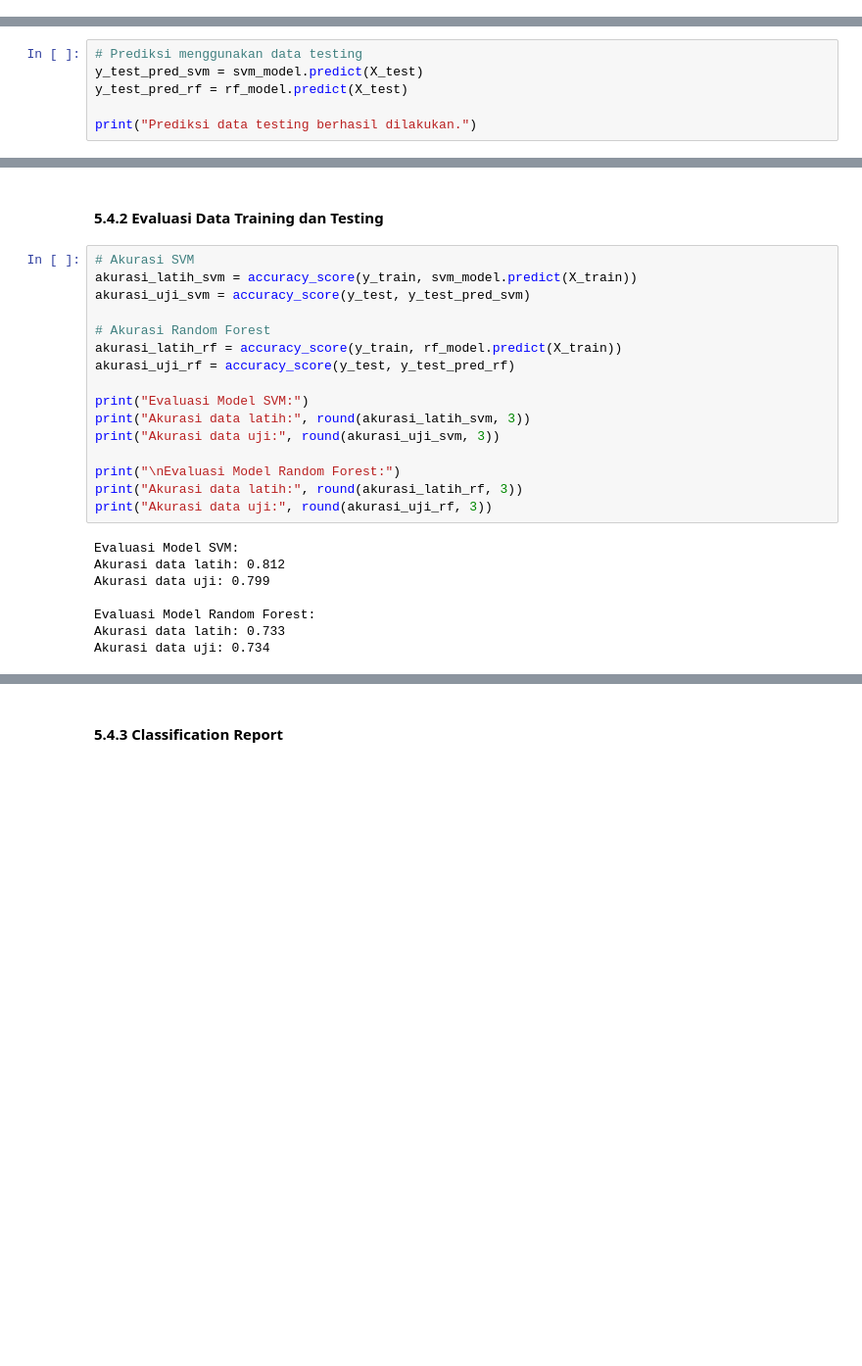
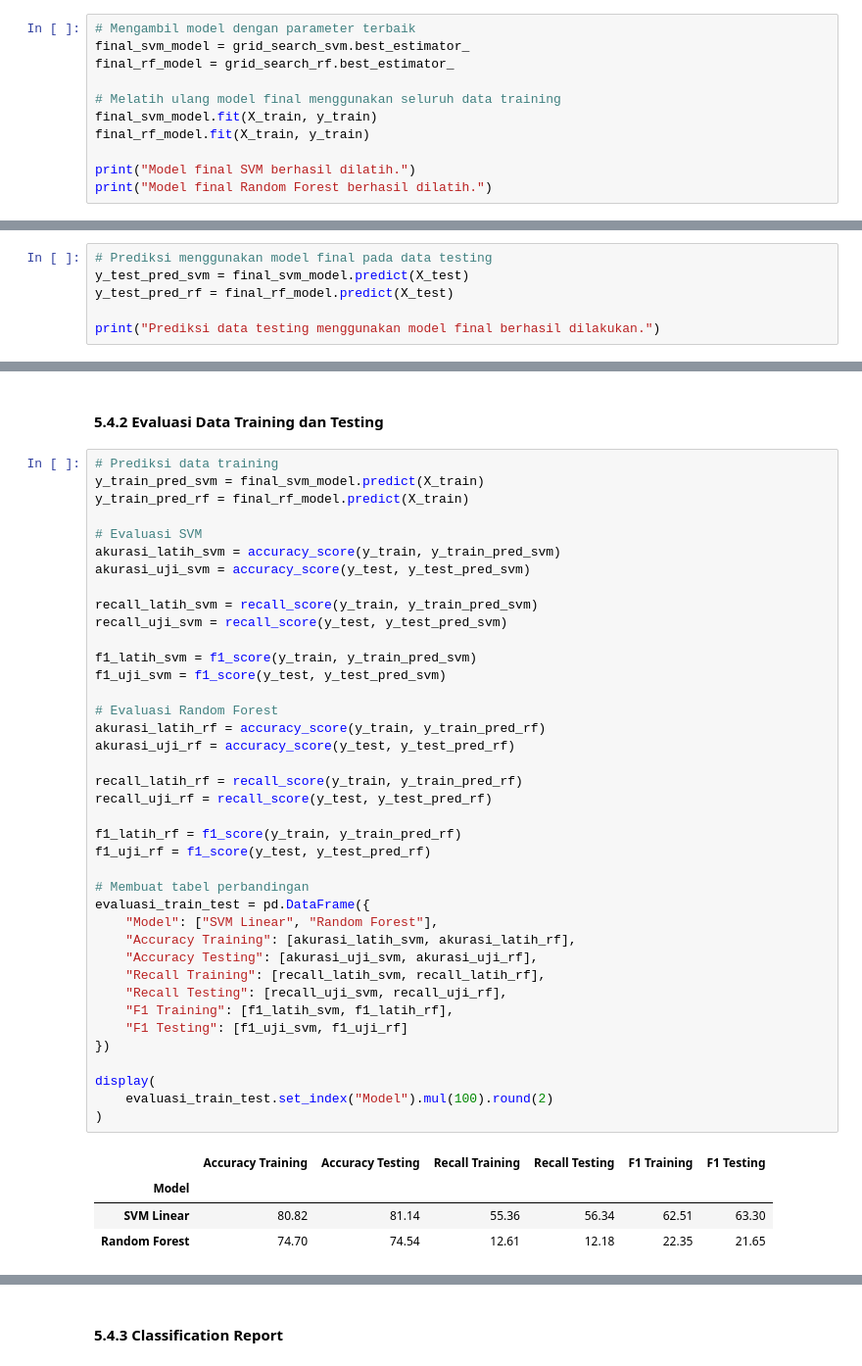
Before and after one commit to jelitasyahwa/analisis-pembatalan-reservasi-hotel, a Jupyter notebook: Proyek_Akhir_DataScience.ipynb, the cells around one changed output, grey strips where cells are left out. Shown at 98% size. Saved outputs shown, nothing was run; the diff lists cells and outputs as text; blank space fills up the shorter version.

```diff
--- a/Proyek_Akhir_DataScience.ipynb
+++ b/Proyek_Akhir_DataScience.ipynb
@@ -1955,0 +2066,11 @@ Model Random Forest dilatih menggunakan data training yang sama dengan SVM. Deng
+# %%
+# Mengambil model dengan parameter terbaik
+final_svm_model = grid_search_svm.best_estimator_
+final_rf_model = grid_search_rf.best_estimator_
+
+# Melatih ulang model final menggunakan seluruh data training
+final_svm_model.fit(X_train, y_train)
+final_rf_model.fit(X_train, y_train)
+
+print("Model final SVM berhasil dilatih.")
+print("Model final Random Forest berhasil dilatih.")
@@ -1963,9 +2088,9 @@ Penggunaan beberapa metrik evaluasi bertujuan untuk memberikan gambaran performa
 # %% [markdown]
 #### **5.4.1 Prediksi Data Testing**
 # %%
-# Prediksi menggunakan data testing
-y_test_pred_svm = svm_model.predict(X_test)
-y_test_pred_rf = rf_model.predict(X_test)
+# Prediksi menggunakan model final pada data testing
+y_test_pred_svm = final_svm_model.predict(X_test)
+y_test_pred_rf = final_rf_model.predict(X_test)
 
-print("Prediksi data testing berhasil dilakukan.")
+print("Prediksi data testing menggunakan model final berhasil dilakukan.")
 # %% [output]
@@ -1977,27 +2102,47 @@ Prediksi dilakukan menggunakan metode `predict()` pada masing-masing model. Hasi
 # %% [markdown]
 #### **5.4.2 Evaluasi Data Training dan Testing**
 # %%
-# Akurasi SVM
-akurasi_latih_svm = accuracy_score(y_train, svm_model.predict(X_train))
+# Prediksi data training
+y_train_pred_svm = final_svm_model.predict(X_train)
+y_train_pred_rf = final_rf_model.predict(X_train)
+
+# Evaluasi SVM
+akurasi_latih_svm = accuracy_score(y_train, y_train_pred_svm)
 akurasi_uji_svm = accuracy_score(y_test, y_test_pred_svm)
 
-# Akurasi Random Forest
-akurasi_latih_rf = accuracy_score(y_train, rf_model.predict(X_train))
+recall_latih_svm = recall_score(y_train, y_train_pred_svm)
+recall_uji_svm = recall_score(y_test, y_test_pred_svm)
+
+f1_latih_svm = f1_score(y_train, y_train_pred_svm)
+f1_uji_svm = f1_score(y_test, y_test_pred_svm)
+
+# Evaluasi Random Forest
+akurasi_latih_rf = accuracy_score(y_train, y_train_pred_rf)
 akurasi_uji_rf = accuracy_score(y_test, y_test_pred_rf)
 
-print("Evaluasi Model SVM:")
-print("Akurasi data latih:", round(akurasi_latih_svm, 3))
-print("Akurasi data uji:", round(akurasi_uji_svm, 3))
+recall_latih_rf = recall_score(y_train, y_train_pred_rf)
+recall_uji_rf = recall_score(y_test, y_test_pred_rf)
 
-print("\nEvaluasi Model Random Forest:")
-print("Akurasi data latih:", round(akurasi_latih_rf, 3))
-print("Akurasi data uji:", round(akurasi_uji_rf, 3))
+f1_latih_rf = f1_score(y_train, y_train_pred_rf)
+f1_uji_rf = f1_score(y_test, y_test_pred_rf)
+
+# Membuat tabel perbandingan
+evaluasi_train_test = pd.DataFrame({
+    "Model": ["SVM Linear", "Random Forest"],
+    "Accuracy Training": [akurasi_latih_svm, akurasi_latih_rf],
+    "Accuracy Testing": [akurasi_uji_svm, akurasi_uji_rf],
+    "Recall Training": [recall_latih_svm, recall_latih_rf],
+    "Recall Testing": [recall_uji_svm, recall_uji_rf],
+    "F1 Training": [f1_latih_svm, f1_latih_rf],
+    "F1 Testing": [f1_uji_svm, f1_uji_rf]
+})
+
+display(
+    evaluasi_train_test.set_index("Model").mul(100).round(2)
+)
 # %% [output]
-Evaluasi Model SVM:
-Akurasi data latih: 0.812
-Akurasi data uji: 0.799
-
-Evaluasi Model Random Forest:
-Akurasi data latih: 0.733
-Akurasi data uji: 0.734
+|  | Accuracy Training | Accuracy Testing | Recall Training | Recall Testing | F1 Training | F1 Testing |
+| Model |  |  |  |  |  |  |
+| SVM Linear | 80.82 | 81.14 | 55.36 | 56.34 | 62.51 | 63.30 |
+| Random Forest | 74.70 | 74.54 | 12.61 | 12.18 | 22.35 | 21.65 |
 # %% [markdown]
```
Also changed, not shown: parts of 57 cells of this notebook.
